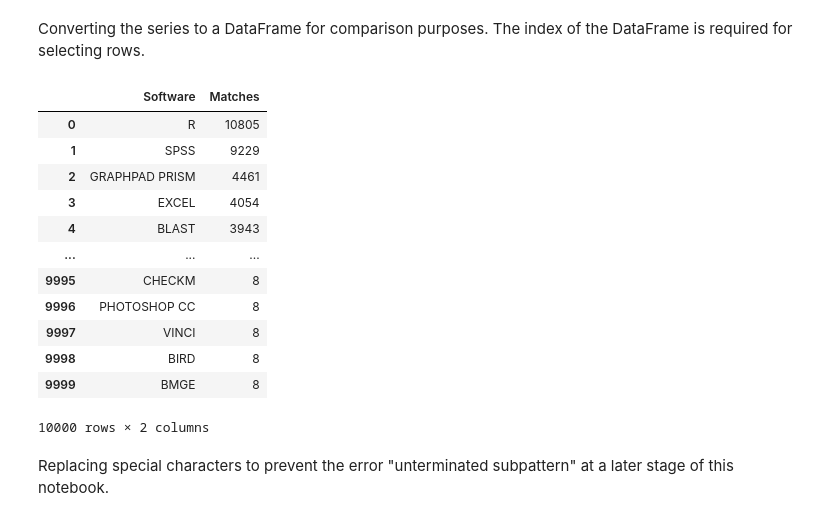
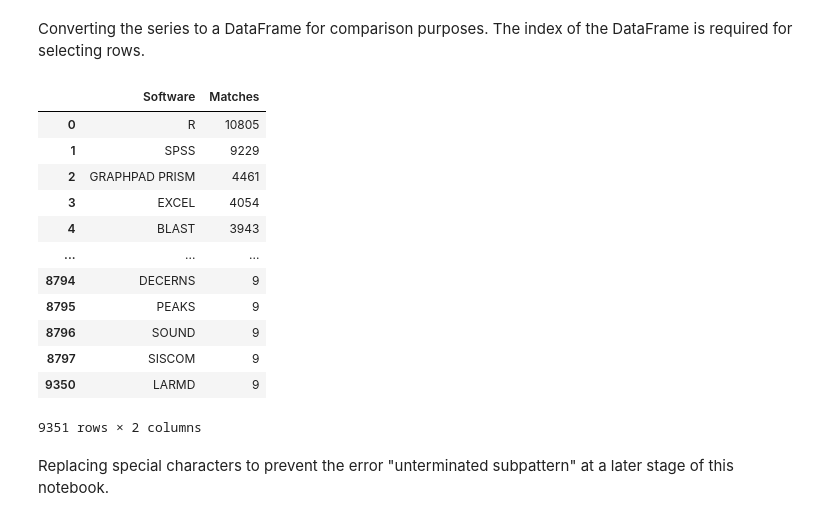
Before and after one commit to kopatri/cs5099masterthesis, a Jupyter notebook: notebooks/CORD-19-software-counting-cs5099.ipynb, the cells around one changed output. Drawn from its saved outputs; the diff is of its cells as text; code cells hidden in the pictures.

```diff
--- a/notebooks/CORD-19-software-counting-cs5099.ipynb
+++ b/notebooks/CORD-19-software-counting-cs5099.ipynb
@@ -298,0 +282,3 @@ Length: 10000, dtype: int64
+# %%
+ten_percent_position = int(round(len(software_series)*0.1, 0))
+ten_percent_position
@@ -298,0 +289,3 @@ Length: 10000, dtype: int64
+# %%
+lowest_match_count_of_highest_percentile = software_series[ten_percent_position]
+lowest_match_count_of_highest_percentile
@@ -298,0 +296,4 @@ Length: 10000, dtype: int64
+# %%
+software_series_shaped = software_series[software_series >= lowest_match_count_of_highest_percentile]
+selection_limit = len(software_series_shaped)
+software_series_shaped
@@ -301,28 +315,29 @@ Converting the series to a DataFrame for comparison purposes. The index of the D
 # %%
 ts = software_series_shaped.to_frame()
 list_soft = []
 list_matches = [0]
 for i in range(len(ts)):
     list_soft.append(software_series_shaped.index[i])
     list_matches.append(software_series_shaped[i])
 df_shaped = pd.DataFrame()
 df_shaped['Software'] = list_soft
 df_shaped['Matches'] = list_matches[1:]
+df_shaped.sort_values(by=['Matches'], inplace=True, ascending=False)
 df_shaped
 # %% [output]
 |  | Software | Matches |
 | 0 | R | 10805 |
 | 1 | SPSS | 9229 |
 | 2 | GRAPHPAD PRISM | 4461 |
 | 3 | EXCEL | 4054 |
 | 4 | BLAST | 3943 |
 | ... | ... | ... |
-| 9995 | CHECKM | 8 |
-| 9996 | PHOTOSHOP CC | 8 |
-| 9997 | VINCI | 8 |
-| 9998 | BIRD | 8 |
-| 9999 | BMGE | 8 |
+| 8794 | DECERNS | 9 |
+| 8795 | PEAKS | 9 |
+| 8796 | SOUND | 9 |
+| 8797 | SISCOM | 9 |
+| 9350 | LARMD | 9 |
-10000 rows × 2 columns
+9351 rows × 2 columns
 # %% [markdown]
 Replacing special characters to prevent the error "unterminated subpattern" at a later stage of this notebook.
 # %%
```
Also changed, not shown: parts of 20 cells of this notebook, 4 other files.
